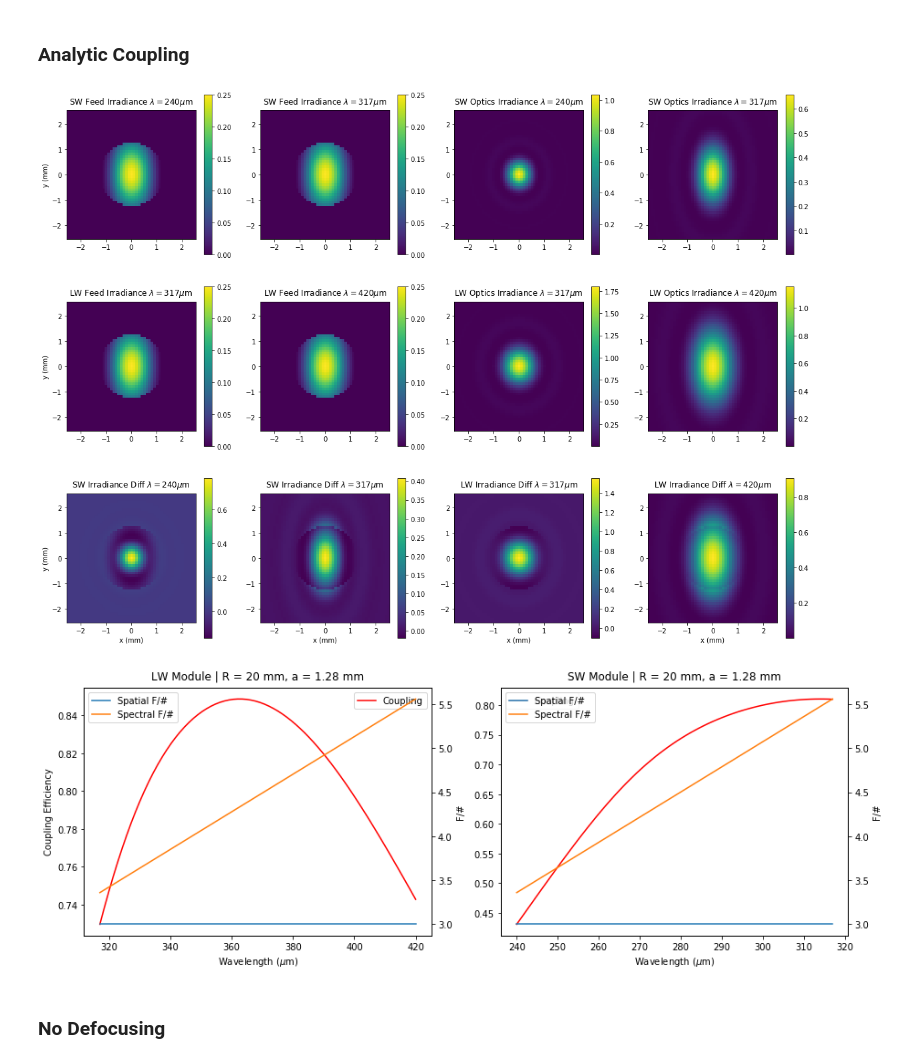
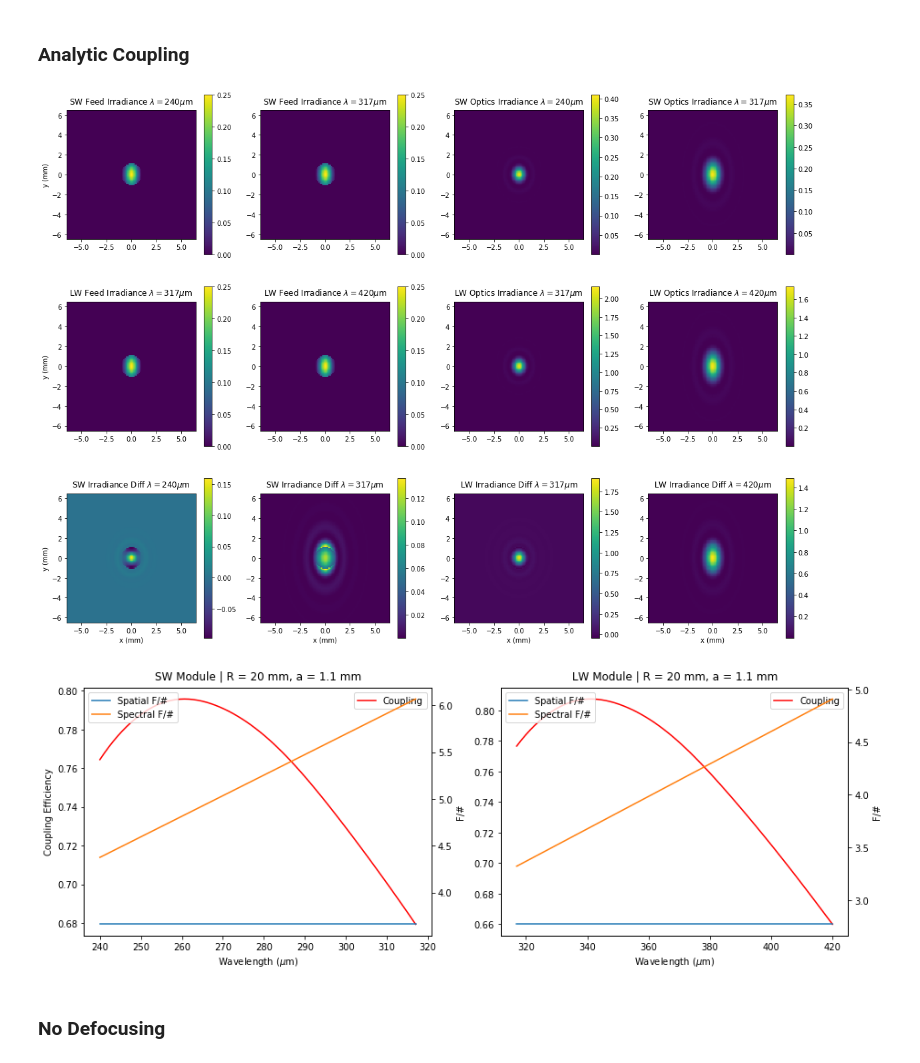
Before and after one commit to tim-balloon/tim-inst_modl, a Jupyter notebook: optics_analysis/Feed Horn F# Mismatch Calc.ipynb, the cells around one changed output. Cells and saved outputs as stored; diff of their text form; code cells hidden in the pictures.

```diff
--- a/optics_analysis/Feed Horn F# Mismatch Calc.ipynb
+++ b/optics_analysis/Feed Horn F# Mismatch Calc.ipynb
@@ -100,15 +100,17 @@ def fit_chromatic_res(w1,w2,f,TFNO,SFNO,fit_wavs):
 ### Feed Horn Parameters
 # %%
 # Feedhorn aperture radius
-a = 1.28
+a_SW = 1.1
+a_LW = 1.1
 
 # aperture coordinates
-min_x = -2*a
-max_x = 2*a
-min_y = -2*a
-max_y = 2*a
-x_ap = np.linspace(min_x, max_y, 51)
-y_ap = np.linspace(min_y, max_y, 51)
+d = 6.5
+min_x = -d
+max_x = d
+min_y = -d
+max_y = d
+x_ap = np.linspace(min_x, max_y, 101)
+y_ap = np.linspace(min_y, max_y, 101)
 delta_x = x_ap[1] - x_ap[0]
 delta_y = y_ap[1] - y_ap[0]
 X_ap,Y_ap = np.meshgrid(x_ap, y_ap, sparse=False, indexing='xy')
@@ -127,7 +129,8 @@ wavs_SW = np.linspace(SW1,SW2,numWavs)
 wavs_LW = np.linspace(LW1,LW2,numWavs)
 
 # Feedhorn slant length a.k.a radius of curvature
-R = 20
+R_SW = 20
+R_LW = 20
 
 # Optimal defocusing distance
 delta_z = 0
@@ -162,13 +165,13 @@ ax_LW_feed_minW.set_ylabel('y (mm)')
 ax_SW_diff_minW.set_ylabel('y (mm)')
 
 # Assume F/# varies linearly across band and is constant in spatial direction.
-sw_fnum_spatial = 3 * np.ones(numWavs);
-sw_fnum_spectral = np.linspace(3.36, 5.56, numWavs);
+sw_fnum_spatial = 3.66 * np.ones(numWavs);
+sw_fnum_spectral = np.linspace(4.375, 6.068, numWavs);
 
-lw_fnum_spatial = 3 * np.ones(numWavs);
-lw_fnum_spectral = np.linspace(3.36, 5.56, numWavs);
+lw_fnum_spatial = 2.771 * np.ones(numWavs);
+lw_fnum_spectral = np.linspace(3.322, 4.909, numWavs);
 
-# Calculate the aperture half size that results in the desired F/# for a 'focal length' of 1.
+# Calculate the aperture half size that results in the desired F/#.
 sw_a = f/(2*sw_fnum_spatial);
 sw_b = f/(2*sw_fnum_spectral);
 
@@ -183,9 +186,9 @@ for w in range(numWavs):
     # Convert wavelength from microns to mm.
     # Use Angular Spectrum Propagation to calculate the feed horn field at the optimial defocusing distance for z != 0.
     if delta_z != 0:
-        feed_field = ASP(delta_x, delta_y, conical_feed_field(X_ap,Y_ap,a,R,wavs_SW[w]/1000), delta_z, wavs_SW[w]/1000)
+        feed_field = ASP(delta_x, delta_y, conical_feed_field(X_ap,Y_ap,a_SW,R_SW,wavs_SW[w]/1000), delta_z, wavs_SW[w]/1000)
     else:
-        feed_field = conical_feed_field(X_ap,Y_ap,a,R,wavs_SW[w]/1000)
+        feed_field = conical_feed_field(X_ap,Y_ap,a_SW,R_SW,wavs_SW[w]/1000)
 
     # Compute the field generated by the telescope.
     optics_field = elliptical_diffract_field(X_ap,Y_ap,f,wavs_SW[w]/1000,sw_a[w],sw_b[w])
@@ -215,38 +218,38 @@ for w in range(numWavs):
         fig.colorbar(im, ax=ax_SW_diff_maxW)
 
     # Recompute for the LW module.
     if delta_z != 0:
-        feed_field = ASP(delta_x, delta_y, conical_feed_field(X_ap,Y_ap,a,R,wavs_LW[w]/1000), delta_z, wavs_LW[w]/1000)
+        feed_field = ASP(delta_x, delta_y, conical_feed_field(X_ap,Y_ap,a_LW,R_LW,wavs_LW[w]/1000), delta_z, wavs_LW[w]/1000)
     else:
-        feed_field = conical_feed_field(X_ap,Y_ap,a,R,wavs_LW[w]/1000)
+        feed_field = conical_feed_field(X_ap,Y_ap,a_LW,R_LW,wavs_LW[w]/1000)
 
     optics_field = elliptical_diffract_field(X_ap,Y_ap,f,wavs_LW[w]/1000,lw_a[w],lw_b[w])
 
     coupling = np.sum(np.sum(optics_field*np.conj(feed_field)))/np.sqrt(np.sum(np.sum((optics_field*np.conj(optics_field))))
                                                                         *np.sum(np.sum((feed_field*np.conj(feed_field)))))
     coupling_LW[w] = (coupling*np.conj(coupling)).real
 
     if w == 0:
         im = ax_LW_feed_minW.imshow((feed_field*np.conj(feed_field)).real, extent=[min_x,max_x,min_y,max_y])
         fig.colorbar(im, ax=ax_LW_feed_minW)
         im = ax_LW_optics_minW.imshow((optics_field*np.conj(optics_field)).real, extent=[min_x,max_x,min_y,max_y])
         fig.colorbar(im, ax=ax_LW_optics_minW)
 
         im = ax_LW_diff_minW.imshow((optics_field*np.conj(optics_field) - feed_field*np.conj(feed_field)).real, extent=[min_x,max_x,min_y,max_y])
         fig.colorbar(im, ax=ax_LW_diff_minW)
 
     if w == numWavs-1:
         im = ax_LW_feed_maxW.imshow((feed_field*np.conj(feed_field)).real, extent=[min_x,max_x,min_y,max_y])
         fig.colorbar(im, ax=ax_LW_feed_maxW)
         im = ax_LW_optics_maxW.imshow((optics_field*np.conj(optics_field)).real, extent=[min_x,max_x,min_y,max_y])
         fig.colorbar(im, ax=ax_LW_optics_maxW)
 
         im = ax_LW_diff_maxW.imshow((optics_field*np.conj(optics_field) - feed_field*np.conj(feed_field)).real, extent=[min_x,max_x,min_y,max_y])
         fig.colorbar(im, ax=ax_LW_diff_maxW)
 # %% [output]
-[figure, old version]
+[figure, new version]
 # %%
-fig, (ax_LW, ax_SW) = plt.subplots(1,2,figsize=(15,5))
+fig, (ax_SW, ax_LW) = plt.subplots(1,2,figsize=(15,5))
 # instantiate a second axes that shares the same x-axis so we can plot F/#
 ax_LW_Fnum = ax_LW.twinx();
 ax_SW_Fnum = ax_SW.twinx();
@@ -263,20 +266,20 @@ ax_SW_Fnum.plot(wavs_SW, sw_fnum_spectral, **{'label': 'Spectral F/#'})
 ax_LW.set_xlabel(r'Wavelength ($\mu$m)')
 ax_SW.set_xlabel(r'Wavelength ($\mu$m)')
 
-ax_LW.set_ylabel('Coupling Efficiency')
+ax_SW.set_ylabel('Coupling Efficiency')
 
 ax_SW_Fnum.set_ylabel('F/#')
 ax_LW_Fnum.set_ylabel('F/#')
 
-ax_LW.set_title('LW Module | R = {} mm, a = {} mm'.format(R, a))
-ax_SW.set_title('SW Module | R = {} mm, a = {} mm'.format(R, a))
+ax_LW.set_title('LW Module | R = {} mm, a = {} mm'.format(R_LW, a_LW))
+ax_SW.set_title('SW Module | R = {} mm, a = {} mm'.format(R_SW, a_SW))
 
 ax_LW.legend();
 ax_SW.legend();
 ax_LW_Fnum.legend();
 ax_SW_Fnum.legend();
 # %% [output]
-[figure, old version]
+[figure, new version]
 # %% [markdown]
 ### No Defocusing
 # %%
```
Also changed, not shown: 1 other file.
